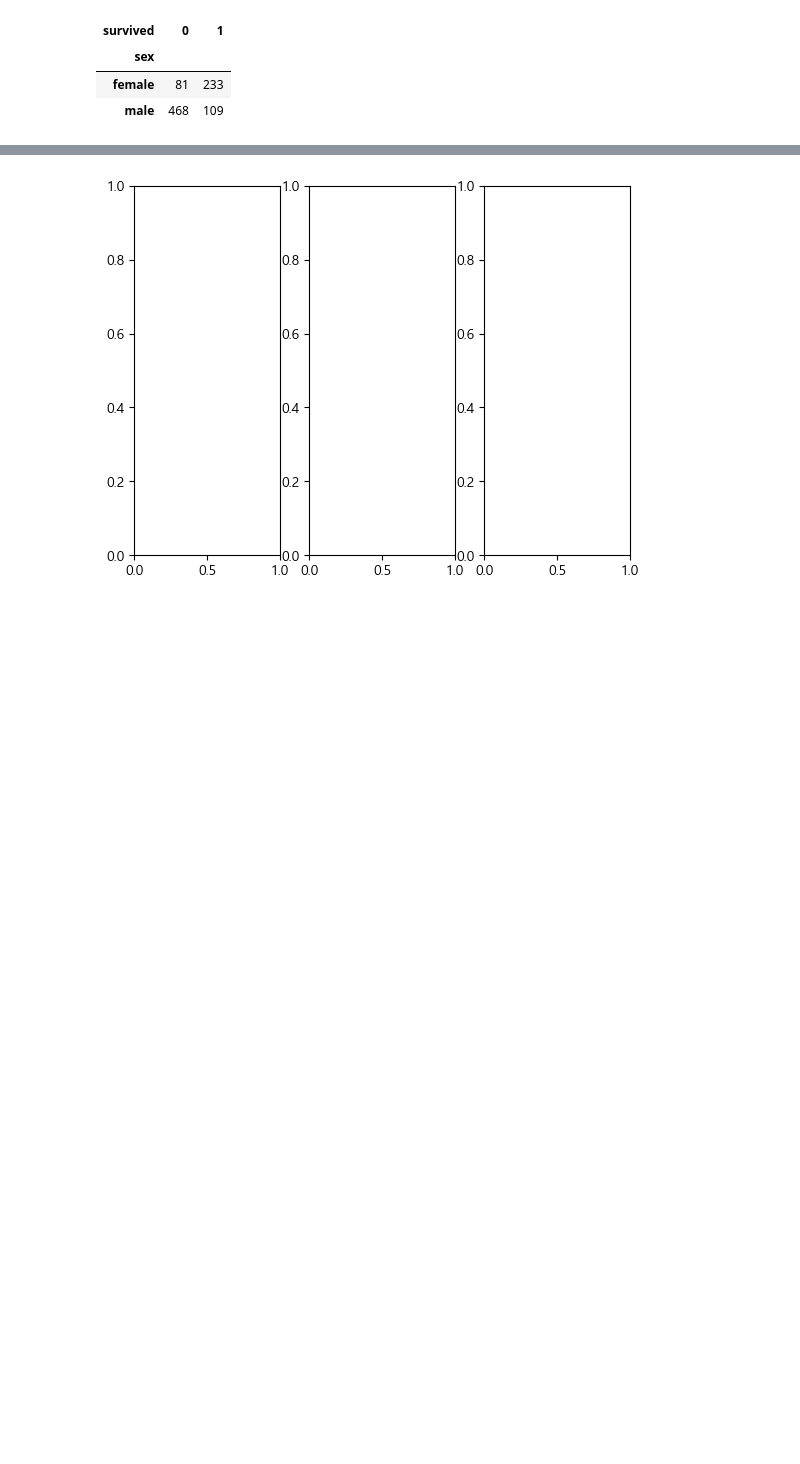
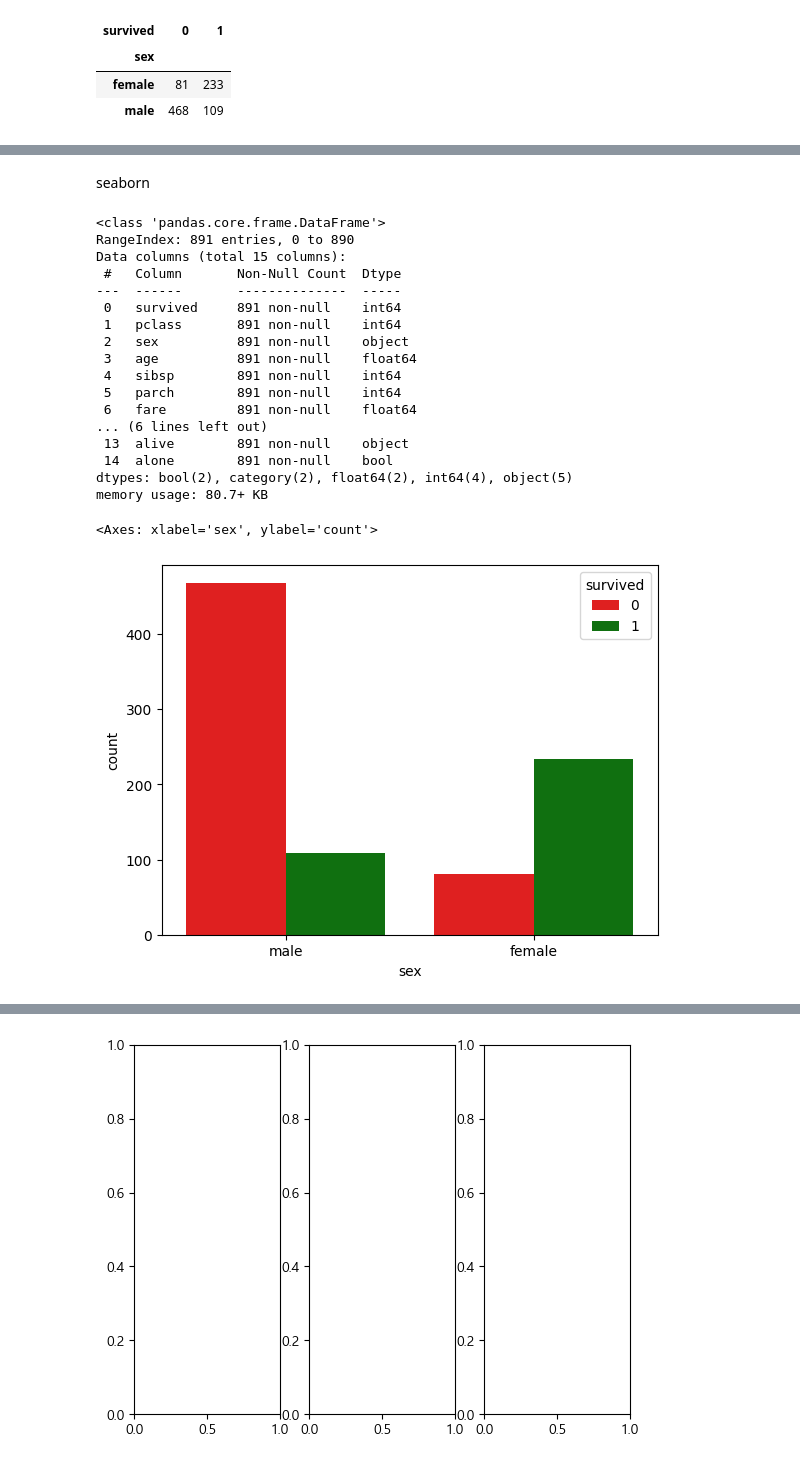
Before and after one commit to pzsluna26/pzsluna26_python, a Jupyter notebook: 20250724/practice-matplotlib3.ipynb, the cells around one changed output, grey strips where cells are left out. Drawn from its saved outputs; the diff is of its cells as text; code cells hidden in the pictures; blank space fills up the shorter version.

```diff
--- a/20250724/practice-matplotlib3.ipynb
+++ b/20250724/practice-matplotlib3.ipynb
@@ -179,0 +182,29 @@ gender_survival_counts.plot(kind="bar",color=["red","green"])
+# %% [markdown]
+seaborn
+# %%
+# conunplot => 어떤 '컬럼'의 값을 기준으로 할지 x||y
+# hue => 색상 구분을 통해 데이터 그룹별 시각화
+# 이그래프는 의미가 부족(생존률,생존자 ... 더 필요!)
+df.info()
+# sns.countplot(x="sex", y="survived",data=df)
+sns.countplot(data=df,x="sex", hue="survived", palette=["red","green"])
+# %% [output]
+<class 'pandas.core.frame.DataFrame'>
+RangeIndex: 891 entries, 0 to 890
+Data columns (total 15 columns):
+ #   Column       Non-Null Count  Dtype
+---  ------       --------------  -----
+ 0   survived     891 non-null    int64
+ 1   pclass       891 non-null    int64
+ 2   sex          891 non-null    object
+ 3   age          891 non-null    float64
+ 4   sibsp        891 non-null    int64
+ 5   parch        891 non-null    int64
+ 6   fare         891 non-null    float64
+... (6 lines left out)
+ 13  alive        891 non-null    object
+ 14  alone        891 non-null    bool
+dtypes: bool(2), category(2), float64(2), int64(4), object(5)
+memory usage: 80.7+ KB
+<Axes: xlabel='sex', ylabel='count'>
+[figure, added]
```
Also changed, not shown: parts of 4 cells of this notebook, 1 other file.
